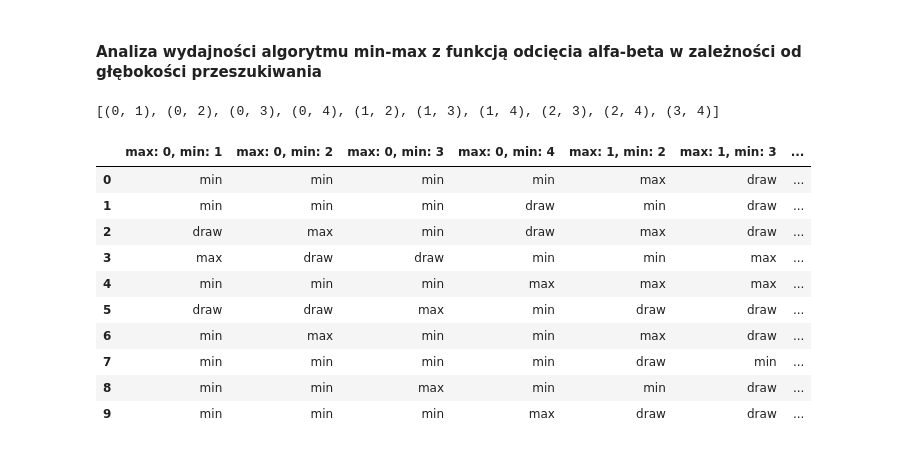
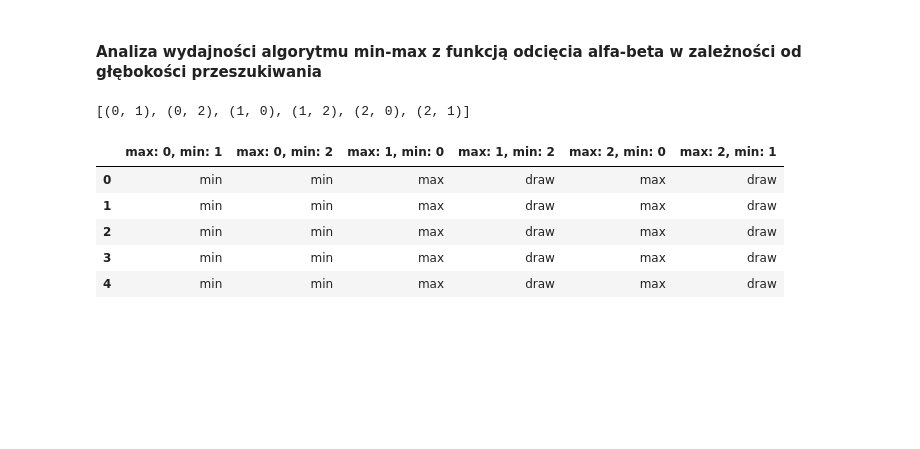
Before and after one commit to janekfilipecki/core-machine-learning, a Jupyter notebook: cw_3.ipynb, the cells around one changed output. Cells and saved outputs as stored; diff of their text form; code cells hidden in the pictures; blank space fills up the shorter version.

```diff
--- a/cw_3.ipynb
+++ b/cw_3.ipynb
@@ -149,8 +188,8 @@ class BoardOps:
 class Game:
 
     def __init__(self, max_algorithm, min_algorithm, max_player_depth, min_player_depth, board_size: int, win_length: int, first_max_move=True, min_sign: str='O', max_sign: str='X'):
-        self._board_ops = BoardOps(min_sign, max_sign, win_length)
-        self._board = self._board_ops.generate_empty_board(board_size, board_size)
+        self._board_ops = BoardOps(min_sign, max_sign, win_length, board_size)
+        self._board = self._board_ops.generate_empty_board()
         self._board_size = board_size
         self._win_length = win_length
         self._first_max_move = first_max_move
@@ -167,7 +206,7 @@ class Game:
         self._max_move = not self._max_move
 
     def reset(self):
-        self._board = self._board_ops.generate_empty_board(self._board_size, self._board_size)
+        self._board = self._board_ops.generate_empty_board()
         self._max_move = self._first_max_move
 
     def make_move(self):
@@ -201,6 +240,11 @@ class Game:
 
         return self._board_ops.get_win_score(self._board)
 
+    def run_print_reset(self):
+        outcome = self.run_print()
+        self.reset()
+        return outcome
+
     def run_reset(self):
         outcome = self.run()
         self.reset()
@@ -208,7 +252,7 @@ class Game:
 # %% [markdown]
 #### __Algorytm min-max__
 # %%
-def min_max_a_b(board, max_move, board_ops: BoardOps, max_depth=3, payout=100):
+def min_max_a_b(board, max_move, board_ops: BoardOps, max_depth=3, payout=math.inf):
 
     def recurr(board, max_move, depth, alfa, beta):
         if board_ops.game_over(board):
@@ -338,30 +349,26 @@ game.run_print()
 # %% [markdown]
 #### __Analiza wydajności algorytmu min-max z funkcją odcięcia alfa-beta w zależności od głębokości przeszukiwania__
 # %%
-RUN_AMOUNT = 10
+RUN_AMOUNT = 5
 BOARD_SIZE = 3
 WIN_LENGTH = 3
 df = pd.DataFrame()
 
-pairs = list(combinations(range(5), 2))
+pairs = list(permutations(range(3), 2))
 print(pairs)
+# pairs = [(1,4)]
 for x, y in pairs:
     g = Game(min_max_a_b, min_max_a_b, x, y, BOARD_SIZE, WIN_LENGTH)
     df[f'max: {x}, min: {y}'] = [g.run_reset() for _ in range(RUN_AMOUNT)]
 df
 # %% [output]
-[(0, 1), (0, 2), (0, 3), (0, 4), (1, 2), (1, 3), (1, 4), (2, 3), (2, 4), (3, 4)]
+[(0, 1), (0, 2), (1, 0), (1, 2), (2, 0), (2, 1)]
-|  | max: 0, min: 1 | max: 0, min: 2 | max: 0, min: 3 | max: 0, min: 4 | max: 1, min: 2 | max: 1, min: 3 | ... |
-| 0 | min | min | min | min | max | draw | ... |
-| 1 | min | min | min | draw | min | draw | ... |
-| 2 | draw | max | min | draw | max | draw | ... |
-| 3 | max | draw | draw | min | min | max | ... |
-| 4 | min | min | min | max | max | max | ... |
-| 5 | draw | draw | max | min | draw | draw | ... |
-| 6 | min | max | min | min | max | draw | ... |
-| 7 | min | min | min | min | draw | min | ... |
-| 8 | min | min | max | min | min | draw | ... |
-| 9 | min | min | min | max | draw | draw | ... |
+|  | max: 0, min: 1 | max: 0, min: 2 | max: 1, min: 0 | max: 1, min: 2 | max: 2, min: 0 | max: 2, min: 1 |
+| 0 | min | min | max | draw | max | draw |
+| 1 | min | min | max | draw | max | draw |
+| 2 | min | min | max | draw | max | draw |
+| 3 | min | min | max | draw | max | draw |
+| 4 | min | min | max | draw | max | draw |
 # %%
 sum_df = pd.DataFrame()
 for c in df.columns:
```
Also changed, not shown: parts of 6 cells of this notebook.
